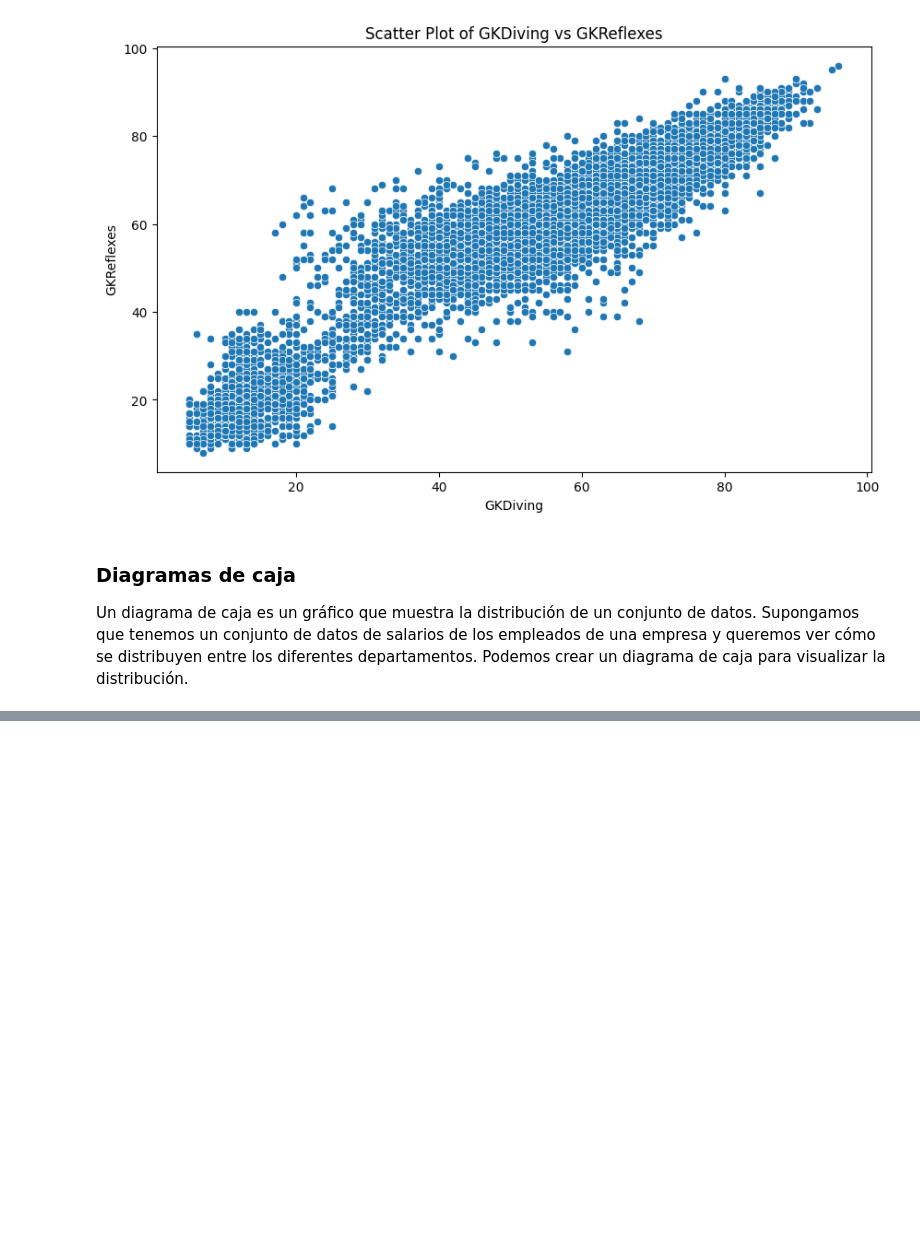
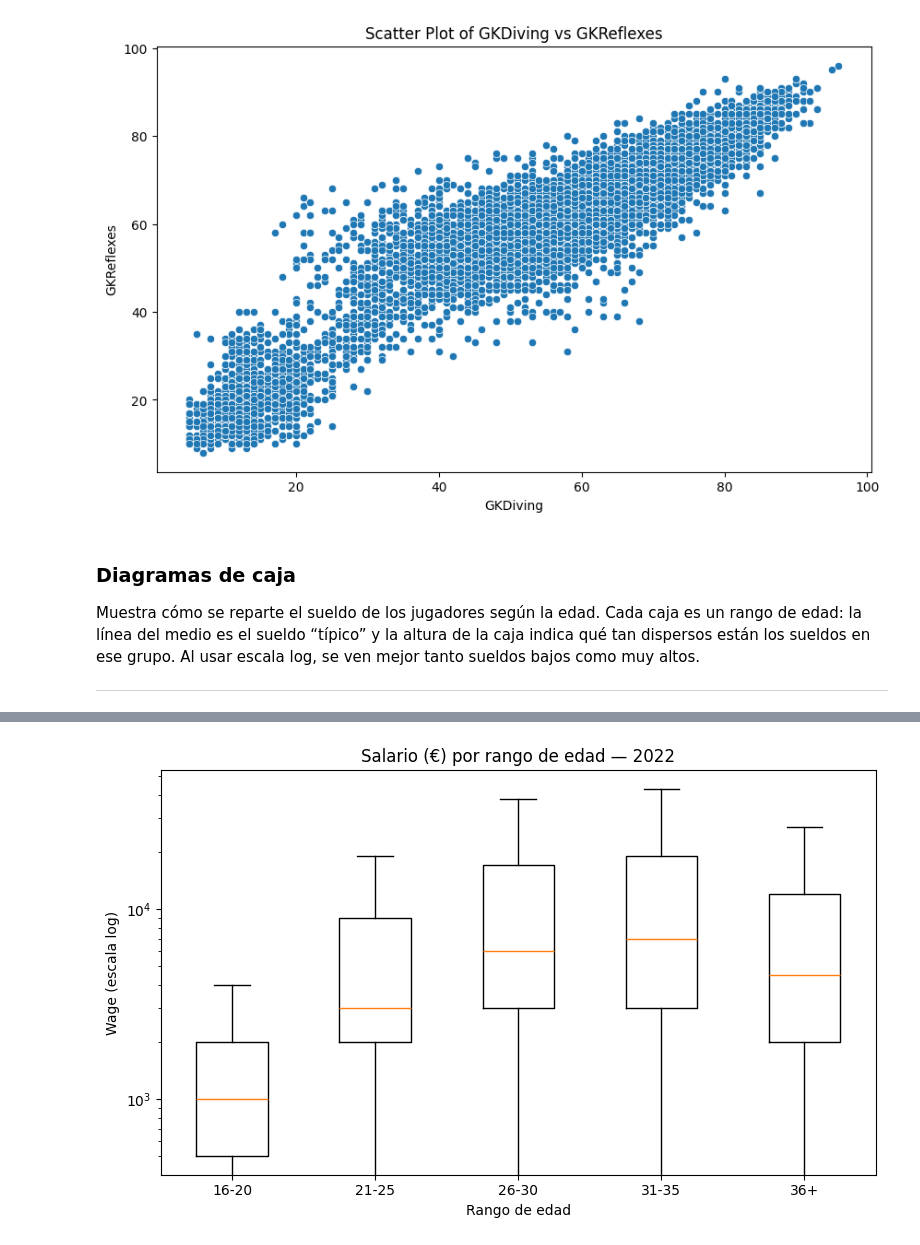
Before and after one commit to BrandonLCC/FIFA_ML_Kedro, a Jupyter notebook: machine-learning-project/notebooks/2_Data_Understanding.ipynb, the cells around one changed output, grey strips where cells are left out. Saved outputs shown, nothing was run; the diff lists cells and outputs as text; code cells hidden in the pictures; blank space fills up the shorter version.

```diff
--- a/machine-learning-project/notebooks/2_Data_Understanding.ipynb
+++ b/machine-learning-project/notebooks/2_Data_Understanding.ipynb
@@ -439,4 +455,32 @@ plt.show()
 [figure]
 # %% [markdown]
 ### Diagramas de caja
-Un diagrama de caja es un gráfico que muestra la distribución de un conjunto de datos. Supongamos que tenemos un conjunto de datos de salarios de los empleados de una empresa y queremos ver cómo se distribuyen entre los diferentes departamentos. Podemos crear un diagrama de caja para visualizar la distribución.
+Muestra cómo se reparte el sueldo de los jugadores según la edad.
+Cada caja es un rango de edad: la línea del medio es el sueldo “típico” y la altura de la caja indica qué tan dispersos están los sueldos en ese grupo. Al usar escala log, se ven mejor tanto sueldos bajos como muy altos.
+
+--------------------------------------------------
+# %%
+# Convert the 'Wage' column to numeric
+FIFA22_df['Wage_num'] = FIFA22_df['Wage'].str.replace('€', '').str.replace('K', 'e3').str.replace('M', 'e6')
+FIFA22_df['Wage_num'] = pd.to_numeric(FIFA22_df['Wage_num'], errors='coerce')
+
+# Create age bins
+bins = [16, 20, 25, 30, 35, 40] # Adjust bin edges as needed
+labels = ['16-20', '21-25', '26-30', '31-35', '36+']
+FIFA22_df['AgeBin'] = pd.cut(FIFA22_df['Age'], bins=bins, labels=labels, right=False)
+
+
+sub = FIFA22_df.dropna(subset=['Wage_num','AgeBin'])
+bins = ['16-20','21-25','26-30','31-35','36+']
+data = [sub.loc[sub['AgeBin']==b, 'Wage_num'].values for b in bins]
+
+plt.figure(figsize=(8,5))
+plt.boxplot(data, showfliers=False)
+plt.yscale('log')
+plt.xticks(range(1, len(bins)+1), bins)
+plt.title('Salario (€) por rango de edad — 2022')
+plt.ylabel('Wage (escala log)')
+plt.xlabel('Rango de edad')
+plt.tight_layout()
+plt.show()
+# %% [output]
@@ -442,0 +488 @@ Un diagrama de caja es un gráfico que muestra la distribución de un conjunto d
+[figure, added]
```
Also changed, not shown: parts of 13 cells of this notebook.
